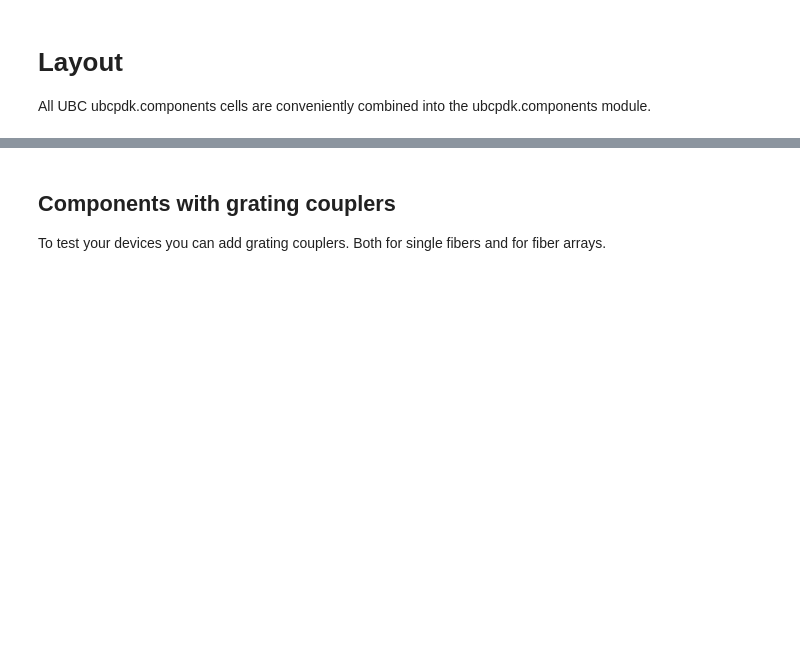
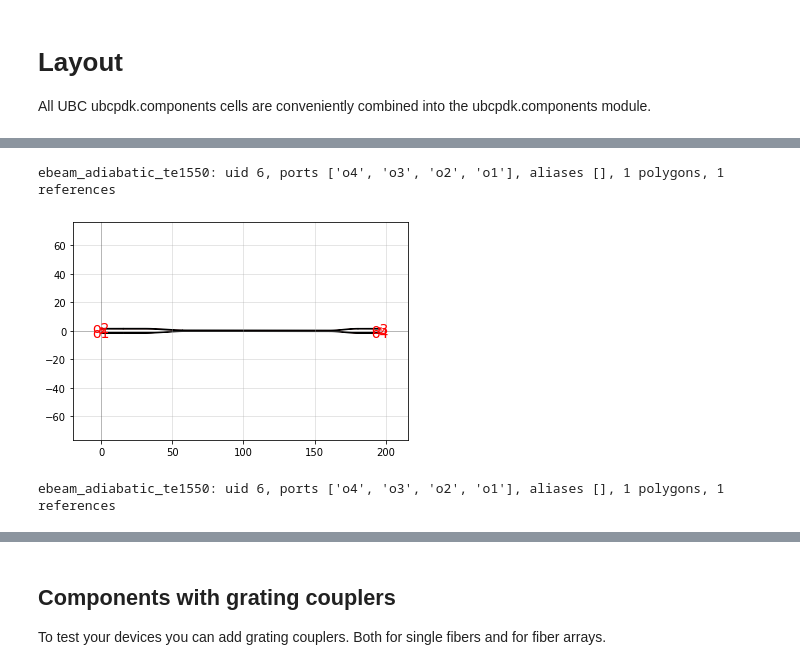
Before and after one commit to gdsfactory/ubc, a Jupyter notebook: docs/notebooks/00_layout.ipynb, the cells around one changed output, grey strips where cells are left out. Drawn from its saved outputs; the diff is of its cells as text; code cells hidden in the pictures; blank space fills up the shorter version.

```diff
--- a/docs/notebooks/00_layout.ipynb
+++ b/docs/notebooks/00_layout.ipynb
@@ -27,0 +29,3 @@ pdk.y_splitter()
+# %%
+ubcpdk.components.dc_adiabatic()
+# %% [output]
@@ -27,0 +33,3 @@ pdk.y_splitter()
+ebeam_adiabatic_te1550: uid 6, ports ['o4', 'o3', 'o2', 'o1'], aliases [], 1 polygons, 1 references
+[figure, added]
+ebeam_adiabatic_te1550: uid 6, ports ['o4', 'o3', 'o2', 'o1'], aliases [], 1 polygons, 1 references
```
Also changed, not shown: parts of 29 cells of this notebook, 31 other files.
